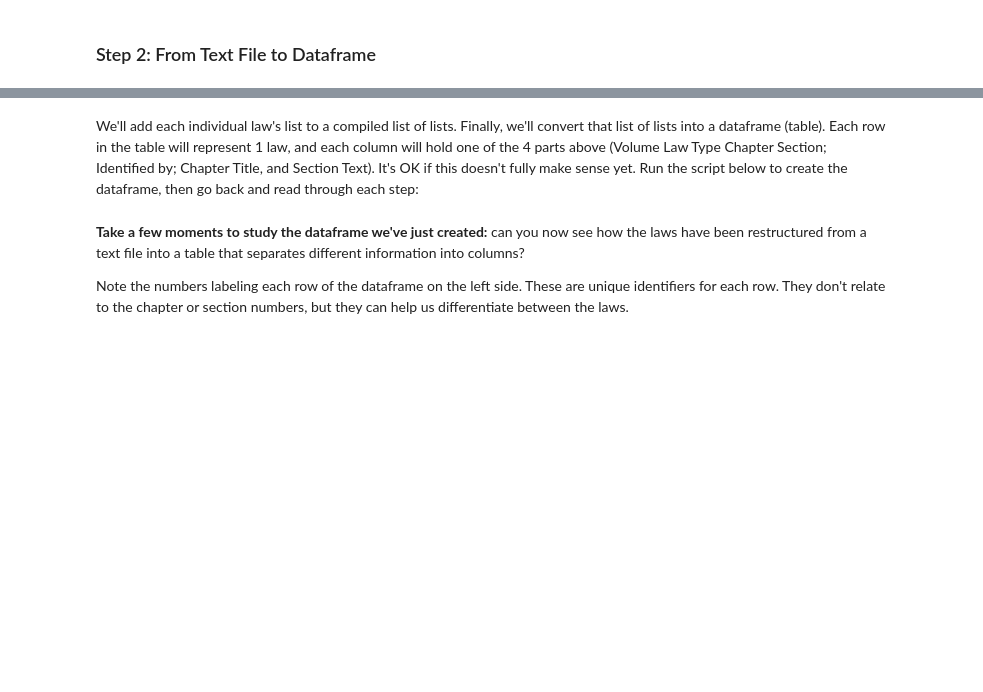
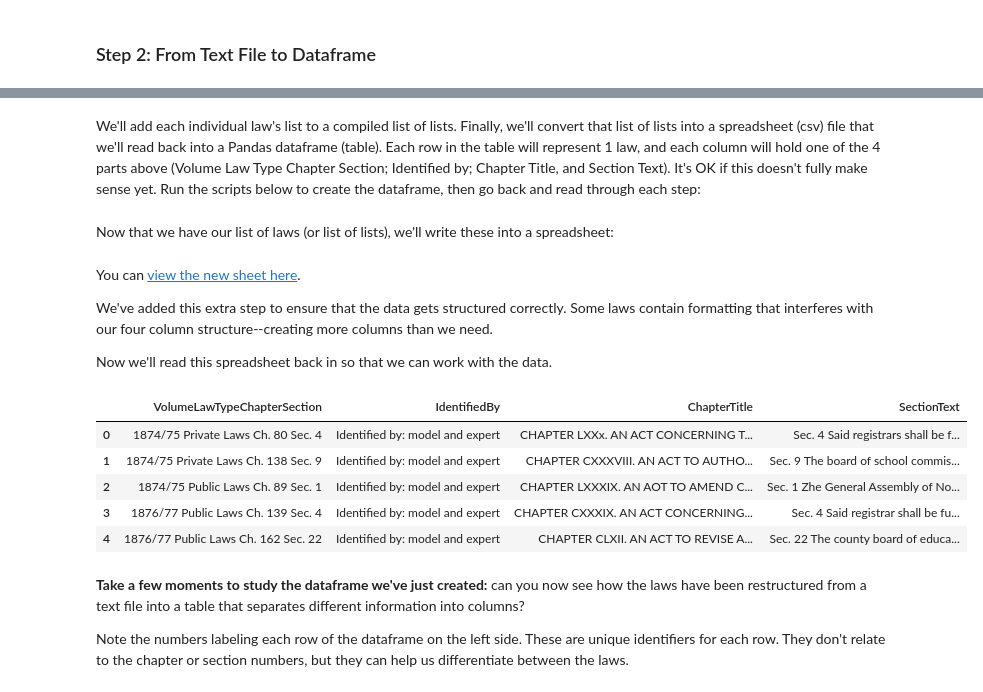
Before and after one commit to UNC-Libraries-data/OnTheBooks, a Jupyter notebook: oer/05-StructuringOCRData.ipynb, the cells around one changed output, grey strips where cells are left out. Drawn from its saved outputs; the diff is of its cells as text; code cells hidden in the pictures; blank space fills up the shorter version.

```diff
--- a/oer/05-StructuringOCRData.ipynb
+++ b/oer/05-StructuringOCRData.ipynb
@@ -463,7 +472,7 @@ We'll then break this one law down into its own list so that each of the section
 
 <img src="images/09-data-07.jpeg" width="90%" style="margin:20px; box-shadow: 25px 25px 20px -30px rgba(0, 0, 0);" alt="Section text of a Jim Crow law." title="Section text of a Jim Crow law." />
 # %% [markdown]
-We'll add each individual law's list to a compiled list of lists. Finally, we'll convert that list of lists into a dataframe (table). Each row in the table will represent 1 law, and each column will hold one of the 4 parts above (Volume Law Type Chapter Section; Identified by; Chapter Title, and Section Text). It's OK if this doesn't fully make sense yet. Run the script below to create the dataframe, then go back and read through each step:
+We'll add each individual law's list to a compiled list of lists. Finally, we'll convert that list of lists into a spreadsheet (csv) file that we'll read back into a Pandas dataframe (table). Each row in the table will represent 1 law, and each column will hold one of the 4 parts above (Volume Law Type Chapter Section; Identified by; Chapter Title, and Section Text). It's OK if this doesn't fully make sense yet. Run the scripts below to create the dataframe, then go back and read through each step:
 # %%
 # Import the regular expressions library.
 # We'll need regex again to help us find the beginning and end
@@ -526,0 +524,2 @@ df.head()
+# %% [markdown]
+Now that we have our list of laws (or list of lists), we'll write these into a spreadsheet:
@@ -527,3 +544,24 @@ df.head()
+# %% [markdown]
+You can [view the new sheet here](jc_laws_list.csv).
+
+We've added this extra step to ensure that the data gets structured correctly. Some laws contain formatting that interferes with our four column structure--creating more columns than we need.
+
+Now we'll read this spreadsheet back in so that we can work with the data.
+# %%
+# Import the pandas library, which we'll use to structure our data.
+import pandas as pd
+
+df = pd.read_csv("jc_laws_list.csv", sep=",")
+
+# Print a preview of the dataframe for us to view here.
+df.head()
+# %% [output]
+|  | VolumeLawTypeChapterSection | IdentifiedBy | ChapterTitle | SectionText |
+| 0 | 1874/75 Private Laws Ch. 80 Sec. 4 | Identified by: model and expert | CHAPTER LXXx. AN ACT CONCERNING T... | Sec. 4 Said registrars shall be f... |
+| 1 | 1874/75 Private Laws Ch. 138 Sec. 9 | Identified by: model and expert | CHAPTER CXXXVIII. AN ACT TO AUTHO... | Sec. 9 The board of school commis... |
+| 2 | 1874/75 Public Laws Ch. 89 Sec. 1 | Identified by: model and expert | CHAPTER LXXXIX. AN AOT TO AMEND C... | Sec. 1 Zhe General Assembly of No... |
+| 3 | 1876/77 Public Laws Ch. 139 Sec. 4 | Identified by: model and expert | CHAPTER CXXXIX. AN ACT CONCERNING... | Sec. 4 Said registrar shall be fu... |
+| 4 | 1876/77 Public Laws Ch. 162 Sec. 22 | Identified by: model and expert | CHAPTER CLXII. AN ACT TO REVISE A... | Sec. 22 The county board of educa... |
 # %% [markdown]
 **Take a few moments to study the dataframe we've just created:** can you now see how the laws have been restructured from a text file into a table that separates different information into columns?
 
```
Also changed, not shown: parts of 8 cells of this notebook, 1 other file.
